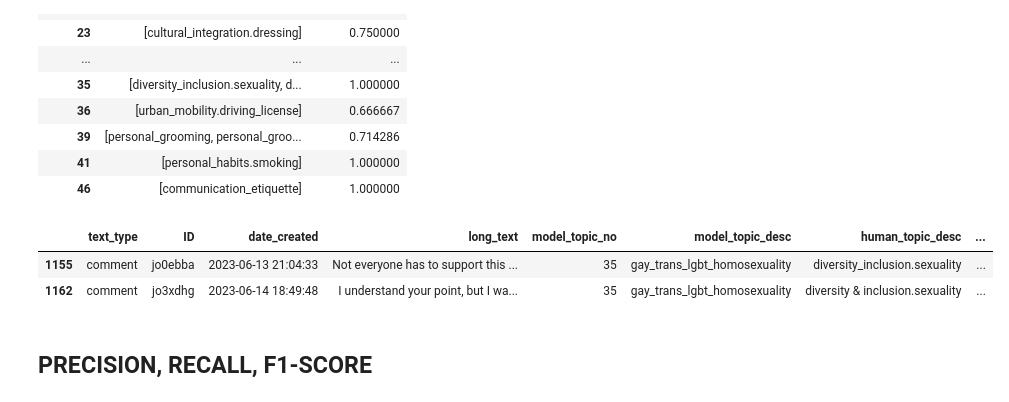
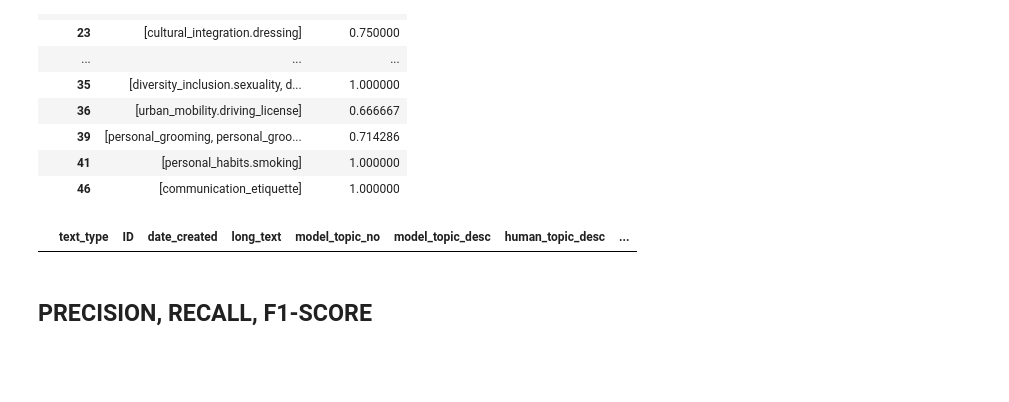
Before and after one commit to luisanomayo/MSc_Thesis_NLP_topic_modelling, a Jupyter notebook: topic_modelling/Untitled.ipynb, the cells around one changed output. Drawn from its saved outputs; the diff is of its cells as text; code cells hidden in the pictures; blank space fills up the shorter version.

```diff
--- a/topic_modelling/Untitled.ipynb
+++ b/topic_modelling/Untitled.ipynb
@@ -240,12 +278,10 @@ accuracy_df[accuracy_df.accuracy_score >=0.5]
 | 41 | [personal_habits.smoking] | 1.000000 |
 | 46 | [communication_etiquette] | 1.000000 |
 # %%
-mask = model_labelled_data.human_topic_no == 35
+mask = model_labelled_data.model_topic_desc =='infrastructure.transportation'
 model_labelled_data[mask]
 # %% [output]
 |  | text_type | ID | date_created | long_text | model_topic_no | model_topic_desc | human_topic_desc | ... |
-| 1155 | comment | jo0ebba | 2023-06-13 21:04:33 | Not everyone has to support this ... | 35 | gay_trans_lgbt_homosexuality | diversity_inclusion.sexuality | ... |
-| 1162 | comment | jo3xdhg | 2023-06-14 18:49:48 | I understand your point, but I wa... | 35 | gay_trans_lgbt_homosexuality | diversity & inclusion.sexuality | ... |
 # %%
 #confusion matrix
 y_true = topic_df['human_label']#model_labelled_data['human_label']
```
Also changed, not shown: parts of 5 cells of this notebook.
